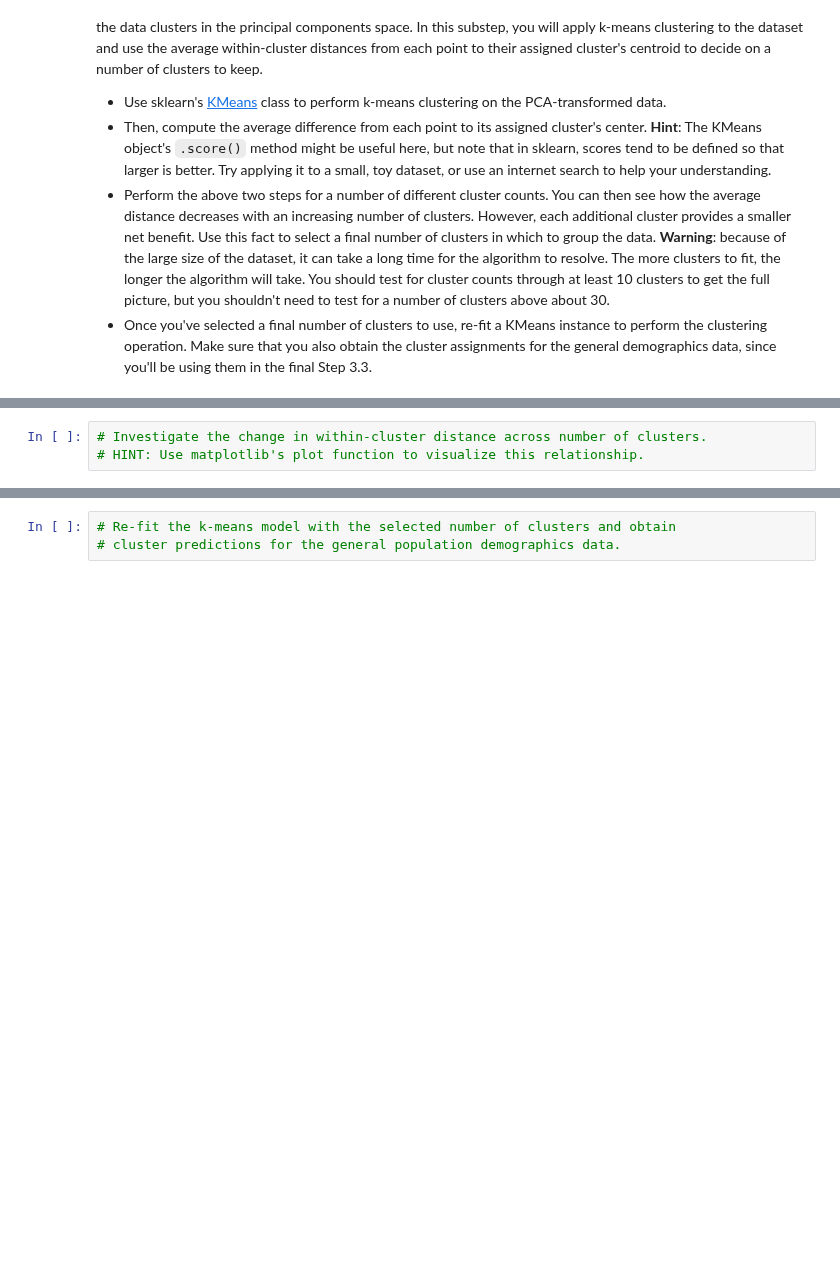
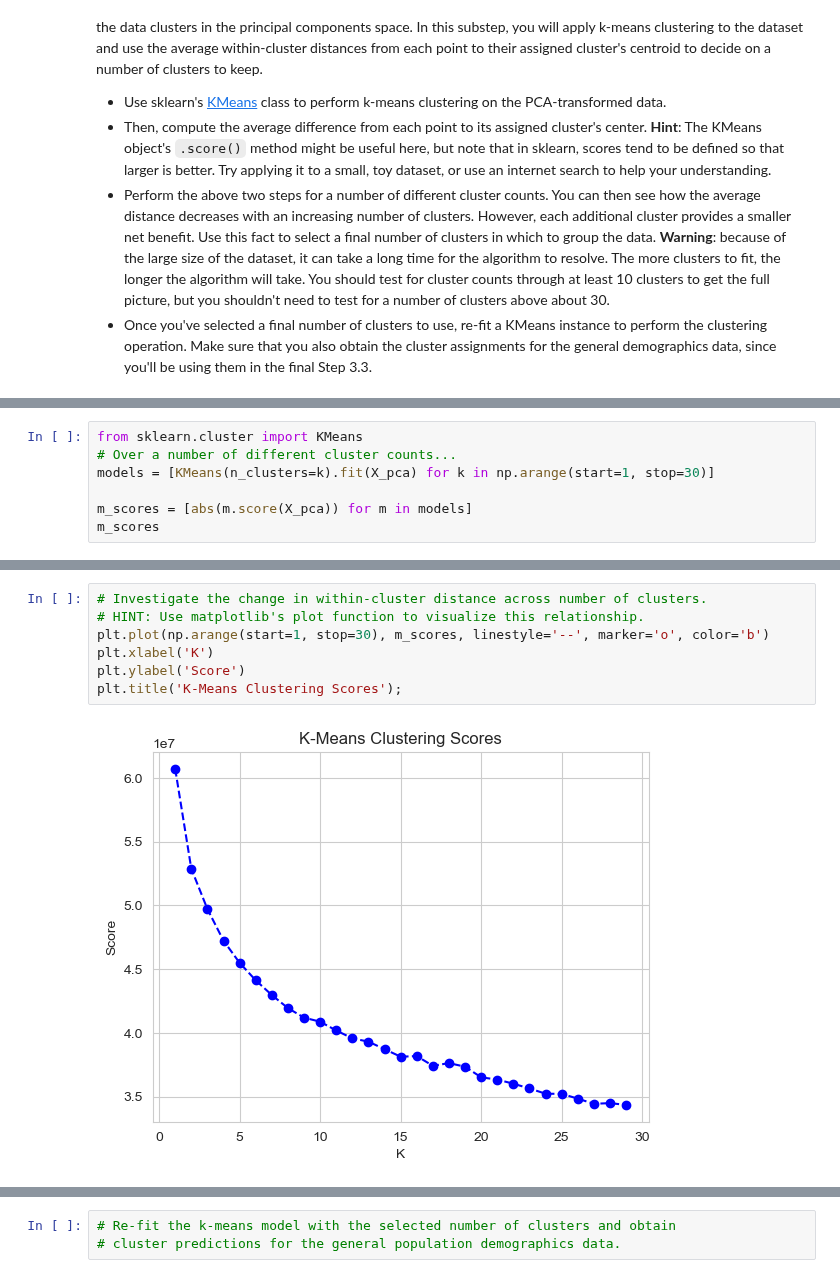
Before and after one commit to kinant/ud-ml-pytorch, a Jupyter notebook: Project 03/identify_customer_segments/Identify_Customer_Segments.ipynb, the cells around one changed output, grey strips where cells are left out. Cells and saved outputs as stored; diff of their text form; blank space fills up the shorter version.

```diff
--- a/Project 03/identify_customer_segments/Identify_Customer_Segments.ipynb
+++ b/Project 03/identify_customer_segments/Identify_Customer_Segments.ipynb
@@ -1236,0 +1230,7 @@ You've assessed and cleaned the demographics data, then scaled and transformed t
+# %%
+from sklearn.cluster import KMeans
+# Over a number of different cluster counts...
+models = [KMeans(n_clusters=k).fit(X_pca) for k in np.arange(start=1, stop=30)]
+
+m_scores = [abs(m.score(X_pca)) for m in models]
+m_scores
@@ -1237,3 +1255,9 @@ You've assessed and cleaned the demographics data, then scaled and transformed t
 # %%
 # Investigate the change in within-cluster distance across number of clusters.
 # HINT: Use matplotlib's plot function to visualize this relationship.
+plt.plot(np.arange(start=1, stop=30), m_scores, linestyle='--', marker='o', color='b')
+plt.xlabel('K')
+plt.ylabel('Score')
+plt.title('K-Means Clustering Scores');
+# %% [output]
+[figure, added]
```
Also changed, not shown: parts of 4 cells of this notebook.
